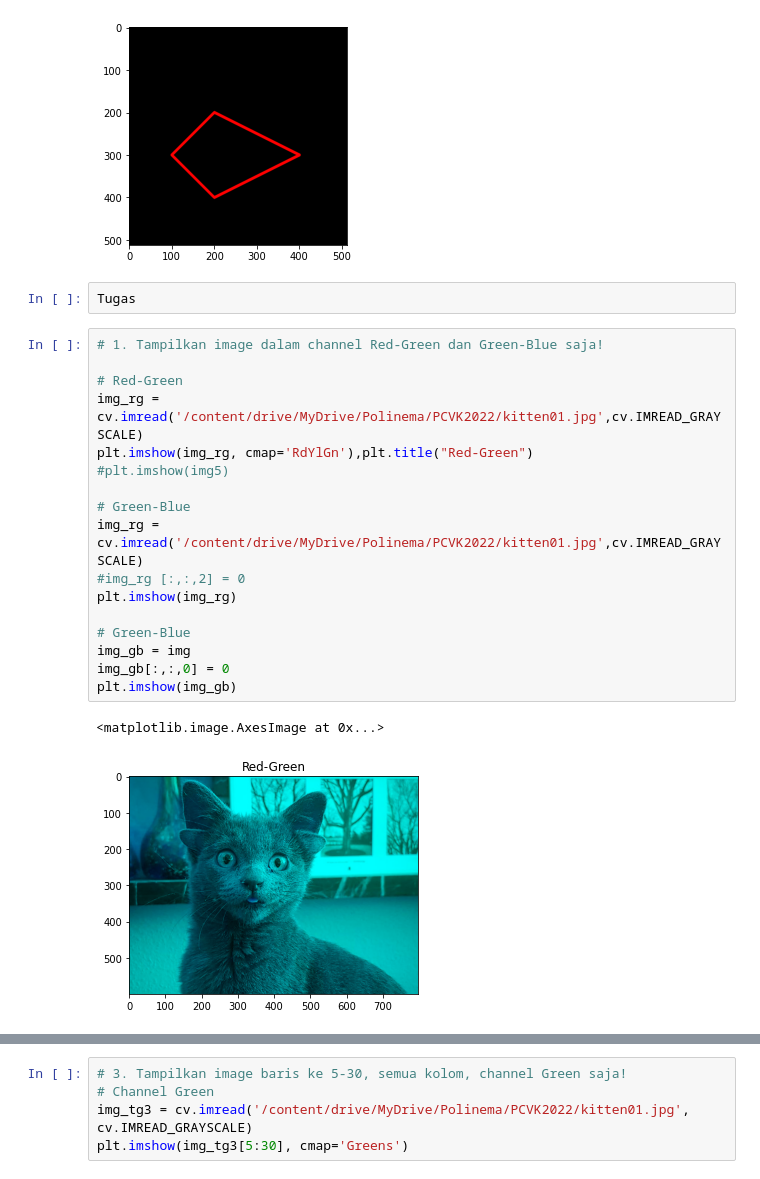
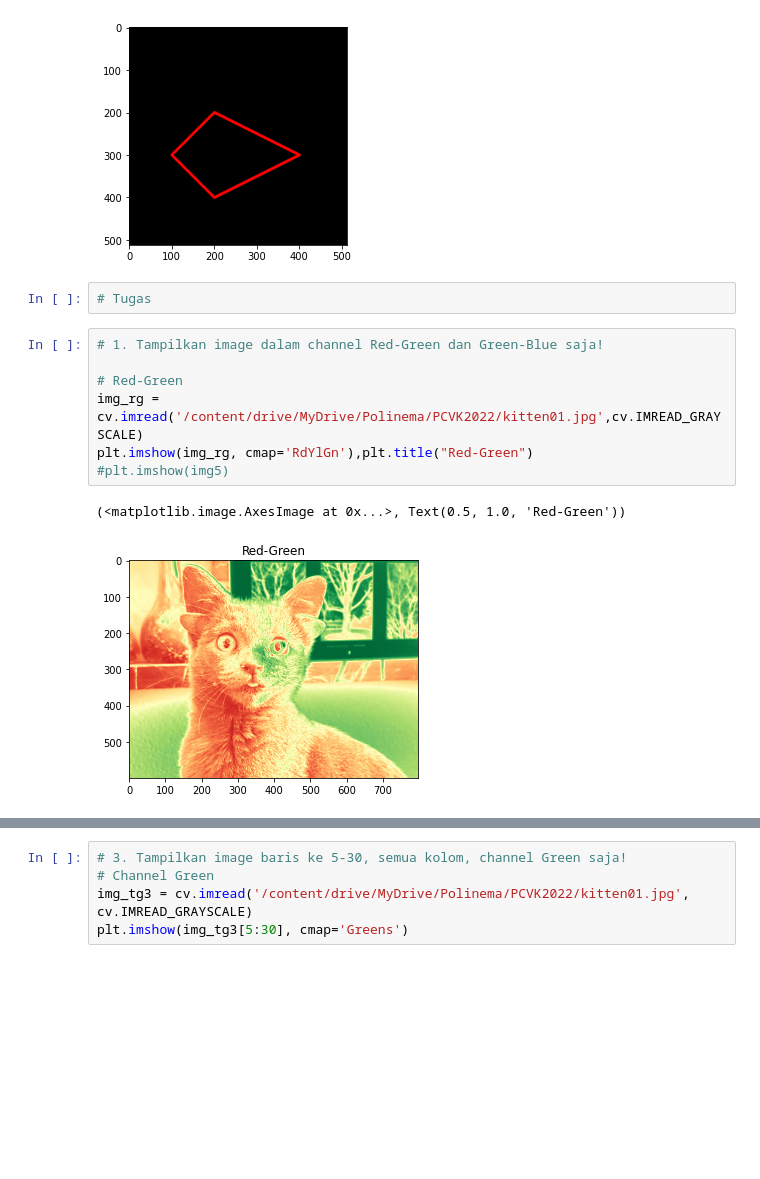
Before and after one commit to bagusjackal/PCVK_Genap_2022, a Jupyter notebook: week2.ipynb, the cells around one changed output, grey strips where cells are left out. Cells and saved outputs as stored; diff of their text form; blank space fills up the shorter version.

```diff
--- a/week2.ipynb
+++ b/week2.ipynb
@@ -146,25 +146,15 @@ plt.imshow(black_img2)
 # %% [output]
 <matplotlib.image.AxesImage at 0x...>
 [figure]
-# %%
-Tugas
+# %%
+# Tugas
 # %%
 # 1. Tampilkan image dalam channel Red-Green dan Green-Blue saja!
 
 # Red-Green
 img_rg = cv.imread('/content/drive/MyDrive/Polinema/PCVK2022/kitten01.jpg',cv.IMREAD_GRAYSCALE)
 plt.imshow(img_rg, cmap='RdYlGn'),plt.title("Red-Green")
 #plt.imshow(img5)
-
-# Green-Blue
-img_rg = cv.imread('/content/drive/MyDrive/Polinema/PCVK2022/kitten01.jpg',cv.IMREAD_GRAYSCALE)
-#img_rg [:,:,2] = 0
-plt.imshow(img_rg)
-
-# Green-Blue
-img_gb = img
-img_gb[:,:,0] = 0
-plt.imshow(img_gb)
 # %% [output]
-<matplotlib.image.AxesImage at 0x...>
+(<matplotlib.image.AxesImage at 0x...>, Text(0.5, 1.0, 'Red-Green'))
-[figure, old version]
+[figure, new version]
```
Also changed, not shown: parts of 5 cells of this notebook.
